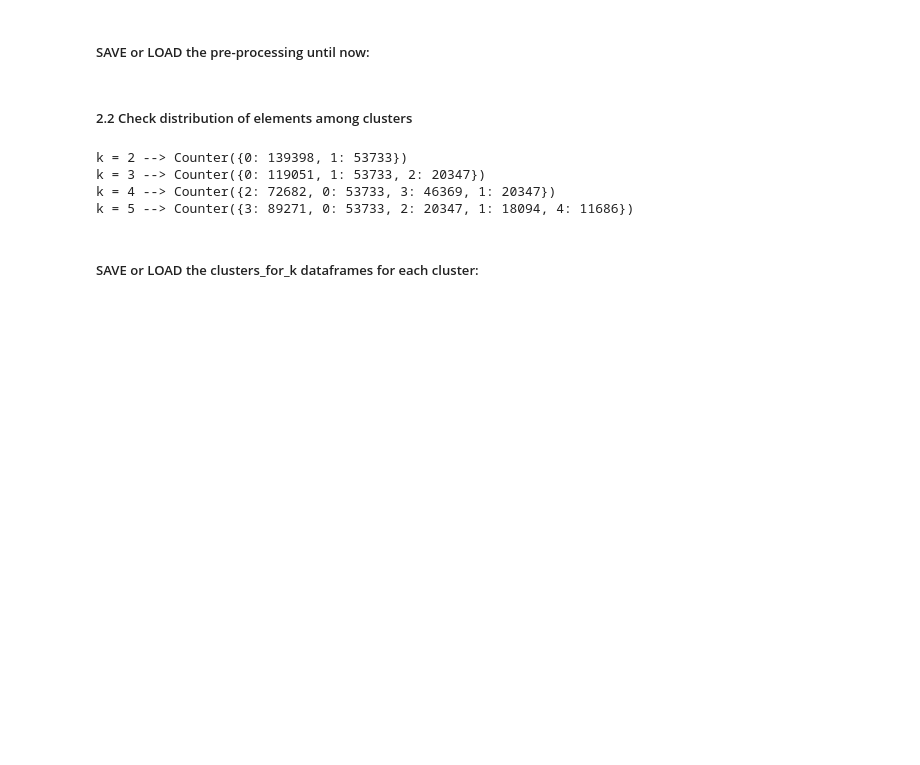
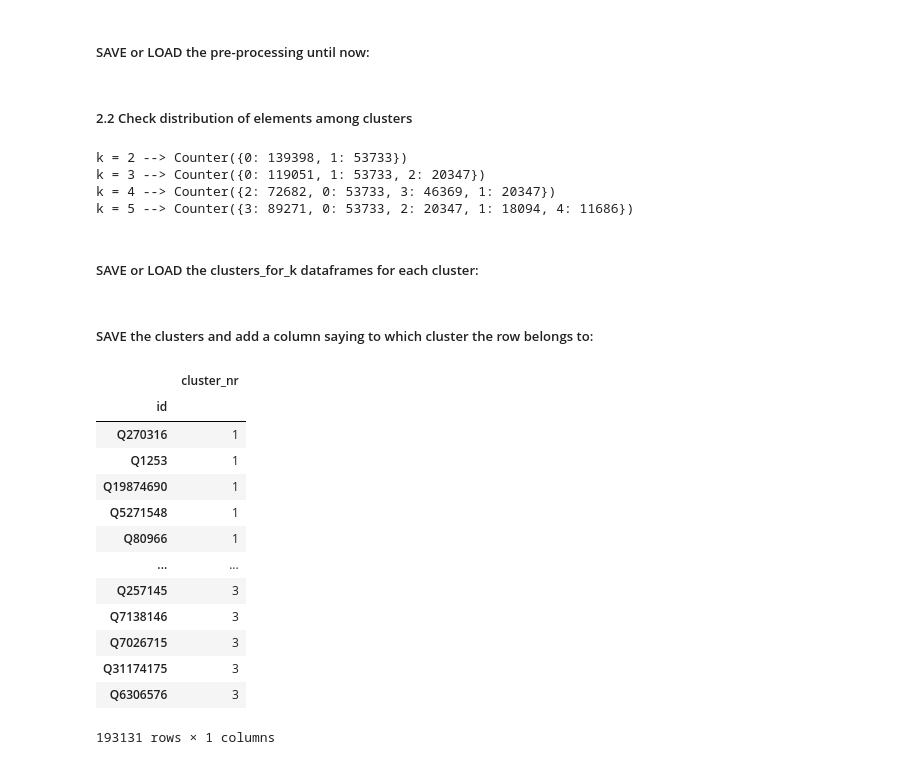
Before and after one commit to epfl-ada/ada-2021-project-quotebankers, a Jupyter notebook: clustering.ipynb, the cells around one changed output. Cells and saved outputs as stored; diff of their text form; code cells hidden in the pictures; blank space fills up the shorter version.

```diff
--- a/clustering.ipynb
+++ b/clustering.ipynb
@@ -404,6 +404,36 @@ for cluster_nr, cluster_df in enumerate(clusters_for_k):
     cluster_df.to_csv(path_or_buf=f'data/pickles/cluster_{cluster_nr+1}.csv', index=True, encoding='utf-8')
 # Load
 # ...
+# %% [markdown]
+##### SAVE the clusters and add a column saying to which cluster the row belongs to:
+# %%
+# Save dataframe containing qids and their cluster number
+final_clusters_df = pd.DataFrame()
+for cluster_nr, cluster_df in enumerate(clusters_for_k):
+    cluster_df_copy = cluster_df.copy()
+    cluster_df_copy['cluster_nr'] = cluster_nr + 1
+    final_clusters_df = final_clusters_df.append(cluster_df_copy)
+final_clusters_to_elliot = final_clusters_df.cluster_nr
+final_clusters_to_elliot.to_csv(path_or_buf='data/pickles/final_clusters_to_elliot.csv', index=True, encoding='utf-8')
+
+# Read as:
+# final_clusters_to_elliot = pd.read_csv('data/pickles/final_clusters_to_elliot.csv')
+# final_clusters_to_elliot.set_index('id', inplace=True)
+# %% [output]
+|  | cluster_nr |
+| id |  |
+| Q270316 | 1 |
+| Q1253 | 1 |
+| Q19874690 | 1 |
+| Q5271548 | 1 |
+| Q80966 | 1 |
+| ... | ... |
+| Q257145 | 3 |
+| Q7138146 | 3 |
+| Q7026715 | 3 |
+| Q31174175 | 3 |
+| Q6306576 | 3 |
+193131 rows × 1 columns
 # %%
 from qwikidata.linked_data_interface import get_entity_dict_from_api
 import itertools
```
Also changed, not shown: parts of 8 cells of this notebook, 10 other files.
